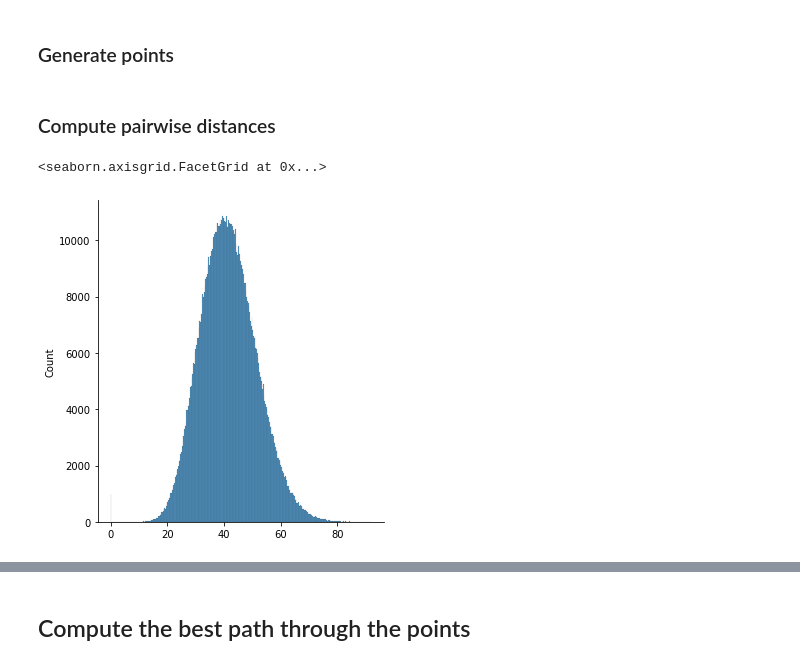
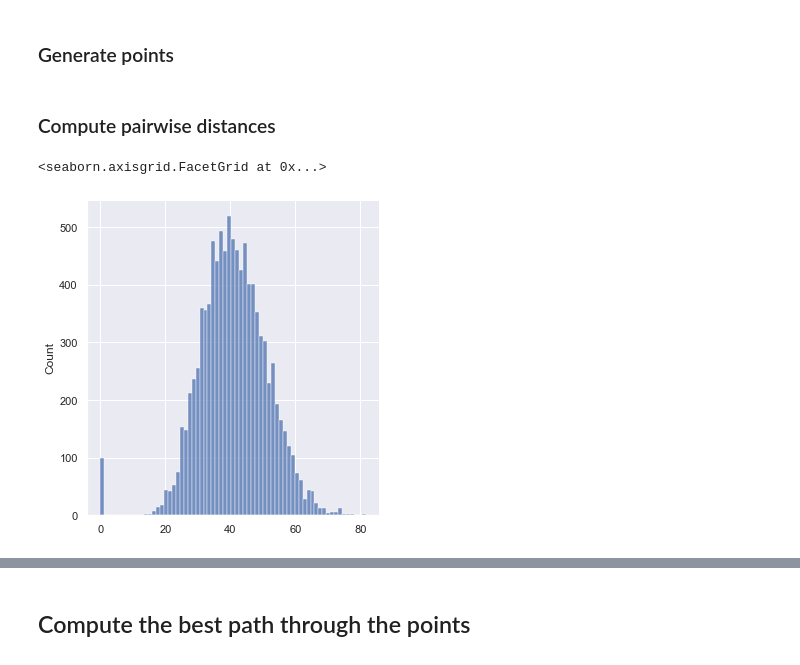
Before and after one commit to tasercake/smoothify, a Jupyter notebook: smoothify/notebooks/Simulated Annealing.ipynb, the cells around one changed output, grey strips where cells are left out. Cells and saved outputs as stored; diff of their text form; code cells hidden in the pictures.

```diff
--- a/smoothify/notebooks/Simulated Annealing.ipynb
+++ b/smoothify/notebooks/Simulated Annealing.ipynb
@@ -4,21 +4,23 @@
 import numpy as np
 import scipy.spatial
 import seaborn as sns
+import matplotlib.pyplot as plt
+sns.set_theme()
 # %% [markdown]
 ## Generate some data
 # %%
-NUM_POINTS = 1000
+NUM_POINTS = 100
 NUM_FEATURES = 12
 # %% [markdown]
 ### Generate points
 # %%
 points = np.random.rand(NUM_POINTS, NUM_FEATURES)
-# %% [markdown]
-### Compute pairwise distances
-# %%
-NORM_P = 6/NUM_FEATURES
-distance_matrix = scipy.spatial.distance.squareform(scipy.spatial.distance.pdist(points, "minkowski", p=NORM_P))
-sns.displot(distance_matrix.flatten())
-# %% [output]
-<seaborn.axisgrid.FacetGrid at 0x...>
-[figure, removed]
+# %% [markdown]
+### Compute pairwise distances
+# %%
+NORM_P = 0.5
+distance_matrix = scipy.spatial.distance.squareform(scipy.spatial.distance.pdist(points, "minkowski", p=NORM_P))
+sns.displot(distance_matrix.flatten())
+# %% [output]
+<seaborn.axisgrid.FacetGrid at 0x...>
+[figure, added]
```
Also changed, not shown: parts of 6 cells of this notebook, 1 other file.
